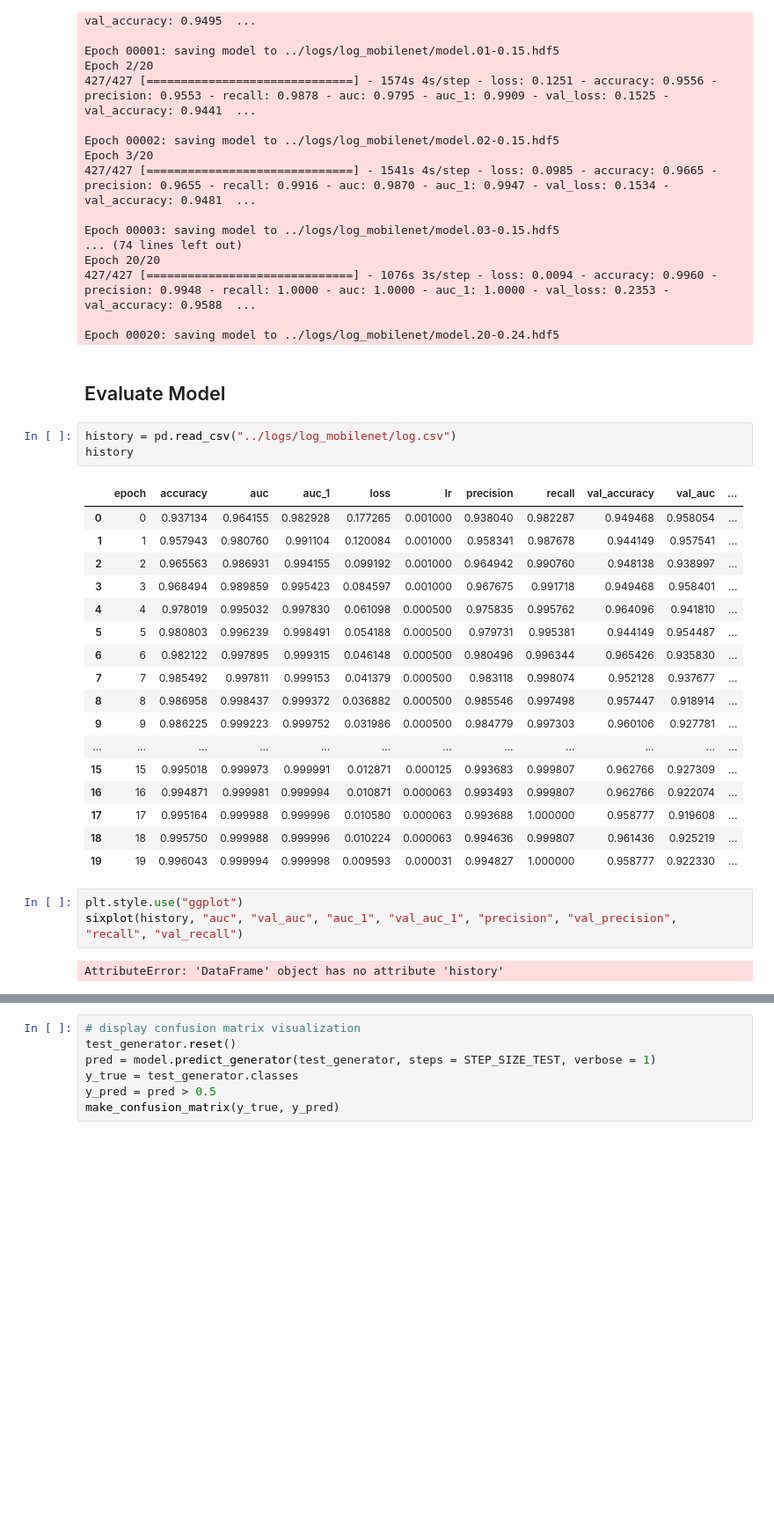
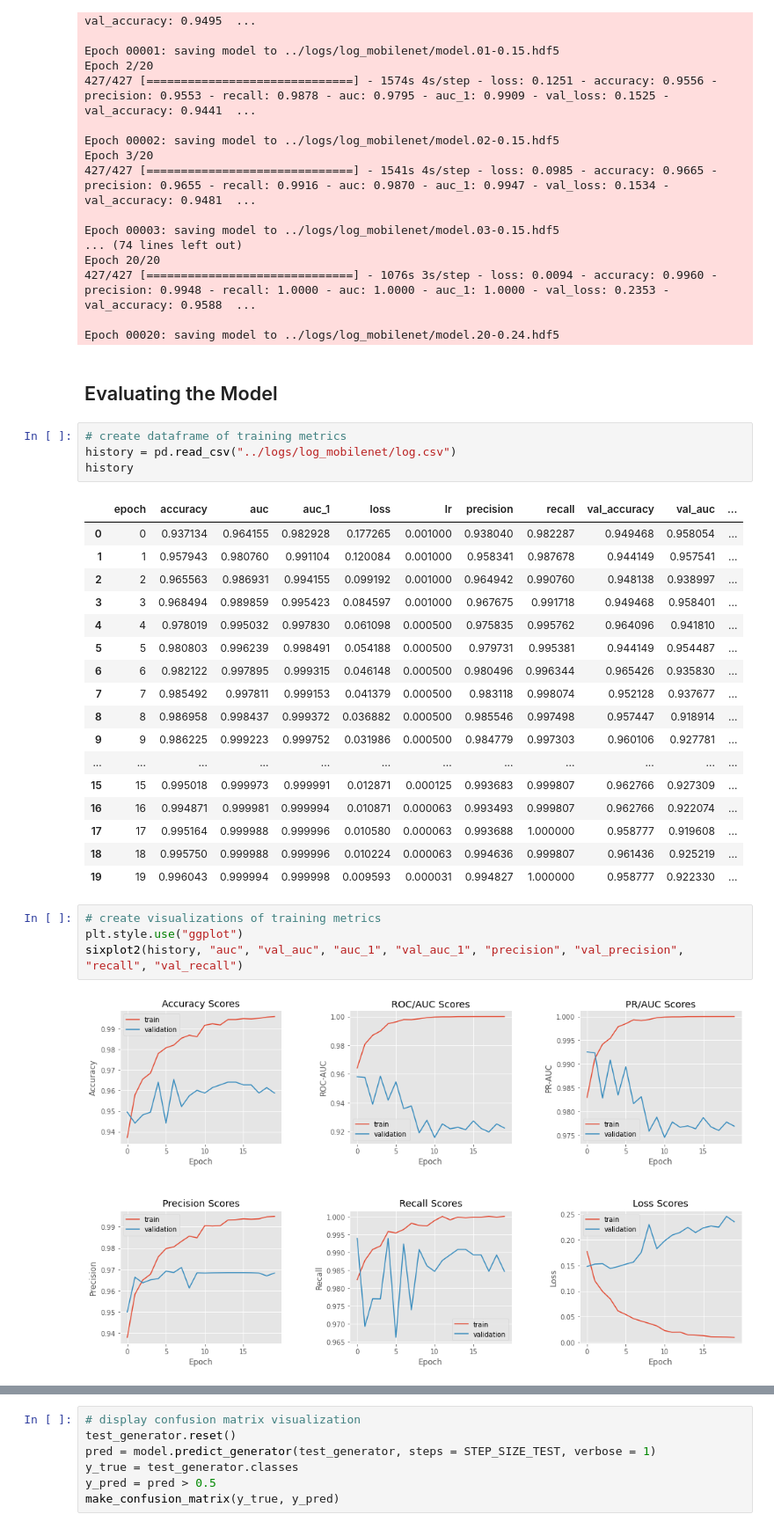
Before and after one commit to datascisteven/Melanoma-Image-Classification, a Jupyter notebook: notebooks/flutter.ipynb, the cells around one changed output, grey strips where cells are left out. Shown at 88% size. Cells and saved outputs as stored; diff of their text form; blank space fills up the shorter version.

```diff
--- a/notebooks/flutter.ipynb
+++ b/notebooks/flutter.ipynb
@@ -144,8 +173,9 @@ Epoch 20/20
 
 Epoch 00020: saving model to ../logs/log_mobilenet/model.20-0.24.hdf5
 # %% [markdown]
-## Evaluate Model
+## Evaluating the Model
 # %%
+# create dataframe of training metrics
 history = pd.read_csv("../logs/log_mobilenet/log.csv")
 history
 # %% [output]
@@ -167,7 +197,8 @@ history
 | 18 | 18 | 0.995750 | 0.999988 | 0.999996 | 0.010224 | 0.000063 | 0.994636 | 0.999807 | 0.961436 | 0.925219 | ... |
 | 19 | 19 | 0.996043 | 0.999994 | 0.999998 | 0.009593 | 0.000031 | 0.994827 | 1.000000 | 0.958777 | 0.922330 | ... |
 # %%
+# create visualizations of training metrics
 plt.style.use("ggplot")
-sixplot(history, "auc", "val_auc", "auc_1", "val_auc_1", "precision", "val_precision", "recall", "val_recall")
+sixplot2(history, "auc", "val_auc", "auc_1", "val_auc_1", "precision", "val_precision", "recall", "val_recall")
 # %% [output]
-AttributeError: 'DataFrame' object has no attribute 'history'
+[figure, added]
```
Also changed, not shown: parts of 25 cells of this notebook, 8 other files.
